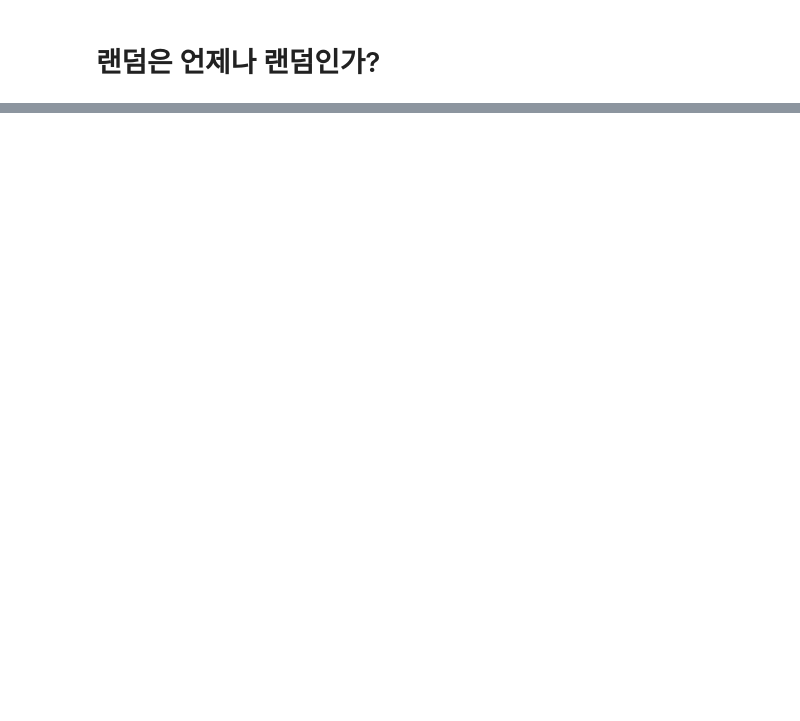
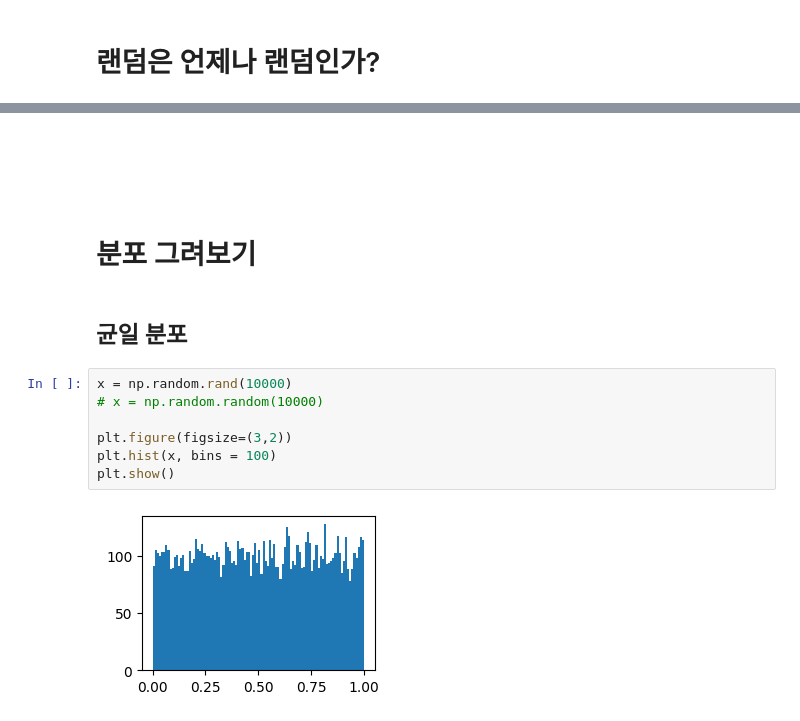
Before and after one commit to hooneychoi/python, a Jupyter notebook: numpy-random.ipynb, the cells around one changed output, grey strips where cells are left out. Drawn from its saved outputs; the diff is of its cells as text; blank space fills up the shorter version.

```diff
--- a/numpy-random.ipynb
+++ b/numpy-random.ipynb
@@ -33,0 +150,17 @@ print(x)
+# %% [markdown]
+<br>
+# %% [markdown]
+<br>
+# %% [markdown]
+# 분포 그려보기
+# %% [markdown]
+## 균일 분포
+# %%
+x = np.random.rand(10000)
+# x = np.random.random(10000)
+
+plt.figure(figsize=(3,2))
+plt.hist(x, bins = 100)
+plt.show()
+# %% [output]
+[figure, added]
```
Also changed, not shown: parts of 37 cells of this notebook, 4 other files.
